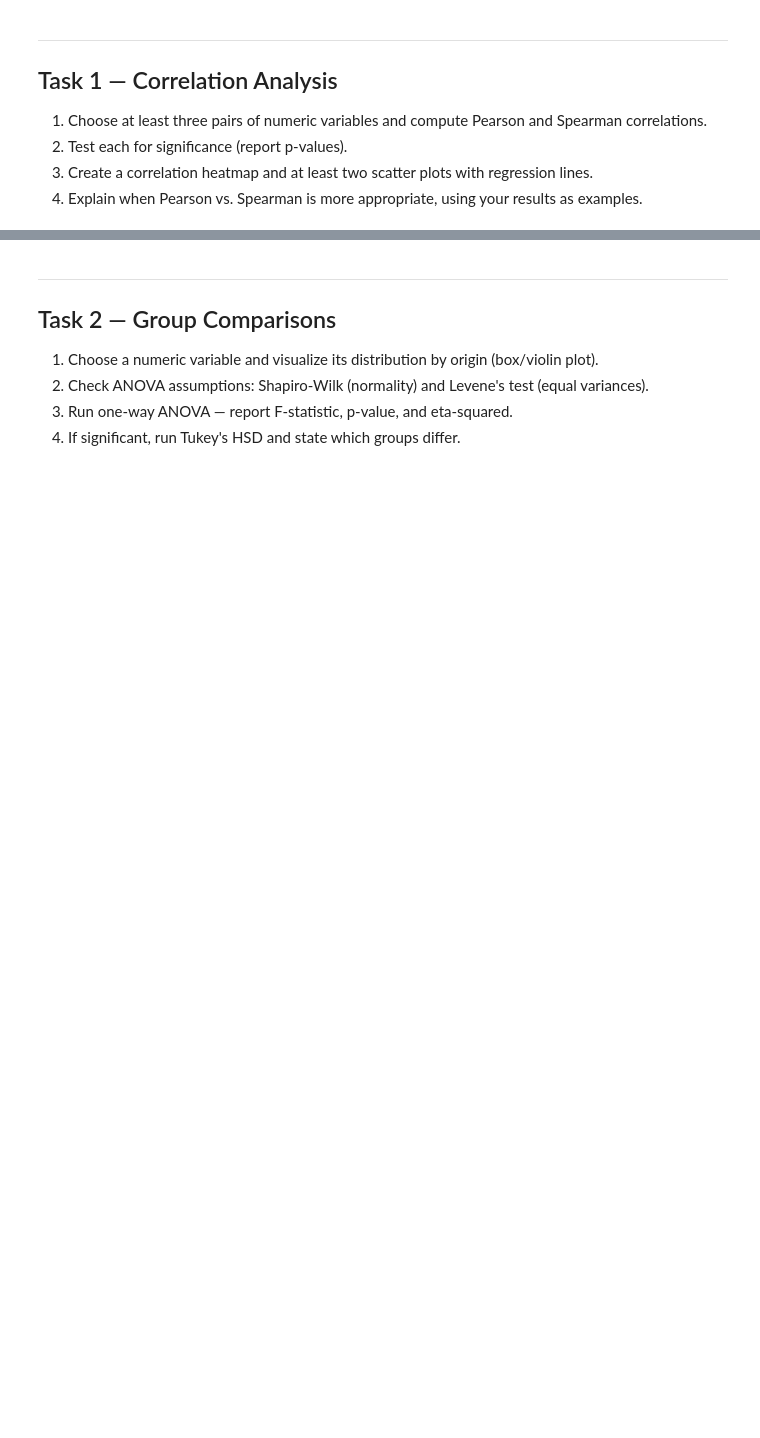
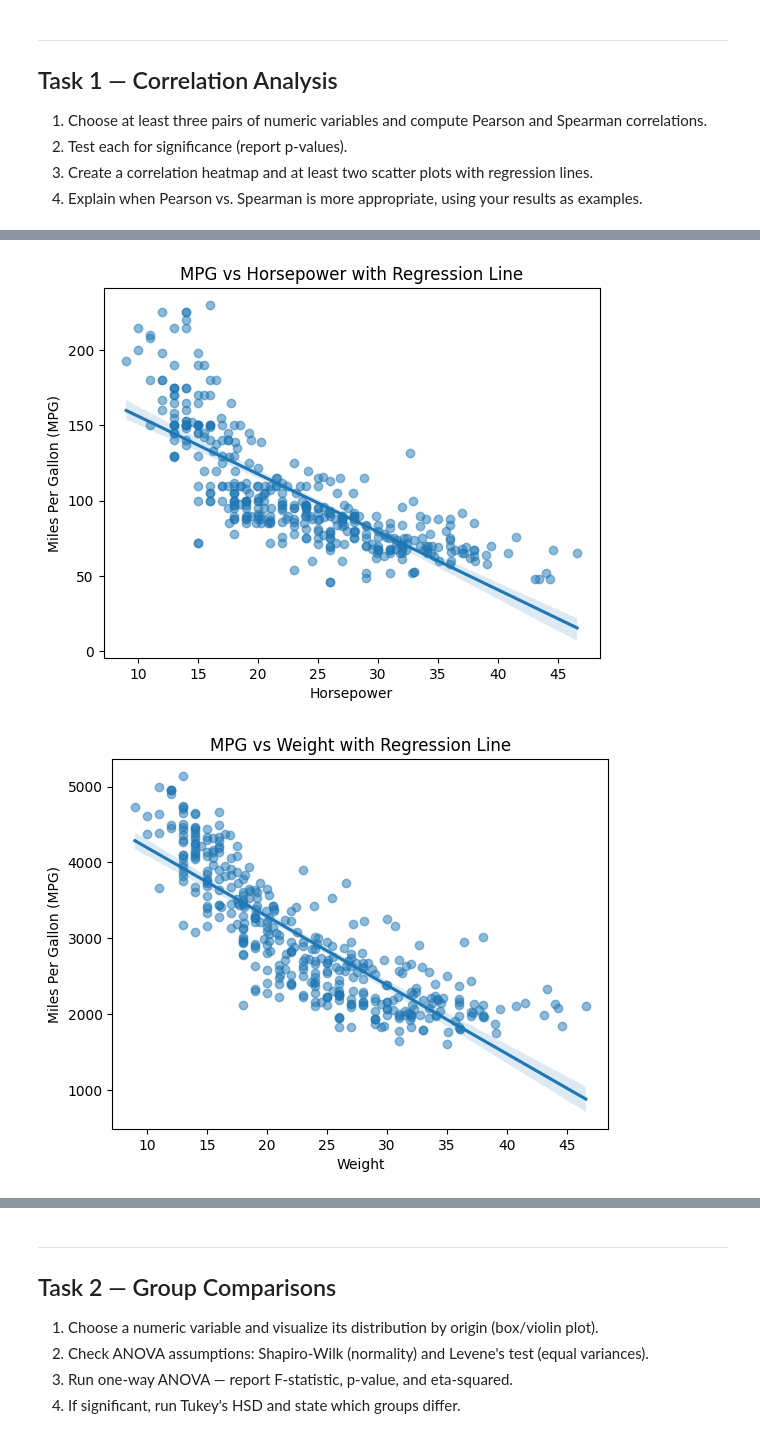
Before and after one commit to Manheim666/ironhack-ai-engineering, a Jupyter notebook: module-3/m3-13-assessment/m3-13-assessment.ipynb, the cells around one changed output, grey strips where cells are left out. Drawn from its saved outputs; the diff is of its cells as text; code cells hidden in the pictures; blank space fills up the shorter version.

```diff
--- a/module-3/m3-13-assessment/m3-13-assessment.ipynb
+++ b/module-3/m3-13-assessment/m3-13-assessment.ipynb
@@ -45,0 +123,51 @@ Your answer here…
+# %%
+# Scatter plots with regression lines
+sns.regplot(x="mpg", y="horsepower", data=mpg, scatter_kws={"alpha": 0.5})
+plt.title("MPG vs Horsepower with Regression Line")
+plt.xlabel("Horsepower")
+plt.ylabel("Miles Per Gallon (MPG)")
+plt.show()
+
+sns.regplot(x="mpg", y="weight", data=mpg, scatter_kws={"alpha": 0.5})
+plt.title("MPG vs Weight with Regression Line")
+plt.xlabel("Weight")
+plt.ylabel("Miles Per Gallon (MPG)")
+plt.show()
+
+sns.regplot(x="weight", y="acceleration", data=mpg, scatter_kws={"alpha": 0.5})
+plt.title("Weight vs Acceleration with Regression Line")
+plt.xlabel("Weight")
+plt.ylabel("Acceleration")
+plt.show()
+
+sns.regplot(x="horsepower", y="acceleration", data=mpg, scatter_kws={"alpha": 0.5})
+plt.title("Acceleration vs Horsepower with Regression Line")
+plt.xlabel("Horsepower")
+plt.ylabel("Acceleration")
+plt.show()
+
+sns.regplot(x="weight", y="horsepower", data=mpg, scatter_kws={"alpha": 0.5})
+plt.title("Horsepower vs Weight with Regression Line")
+plt.xlabel("Weight")
+plt.ylabel("Horsepower")
+plt.show()
+
+sns.heatmap(mpg[["mpg", "horsepower", "weight", "acceleration"]].corr(), annot=True, cmap="coolwarm")
+plt.title("Correlation Heatmap of MPG, Horsepower, Weight, and Acceleration")
+plt.show()
+
+
+numeric_cols = mpg.select_dtypes(include=[np.number]).columns
+mpg_numeric = mpg[numeric_cols]
+mpg_corr_p = mpg_numeric.corr(method="pearson")
+sns.heatmap(mpg_corr_p, annot=True, cmap="coolwarm")
+plt.title("Correlation Heatmap / Pearson")
+plt.show()
+
+mpg_corr_s = mpg_numeric.corr(method="spearman")
+sns.heatmap(mpg_corr_s, annot=True, cmap="coolwarm")
+plt.title("Spearman Correlation Heatmap / Spearman")
+plt.show()
+# %% [output]
+[figure, added]
+[figure, added]
```
Also changed, not shown: parts of 35 cells of this notebook.
